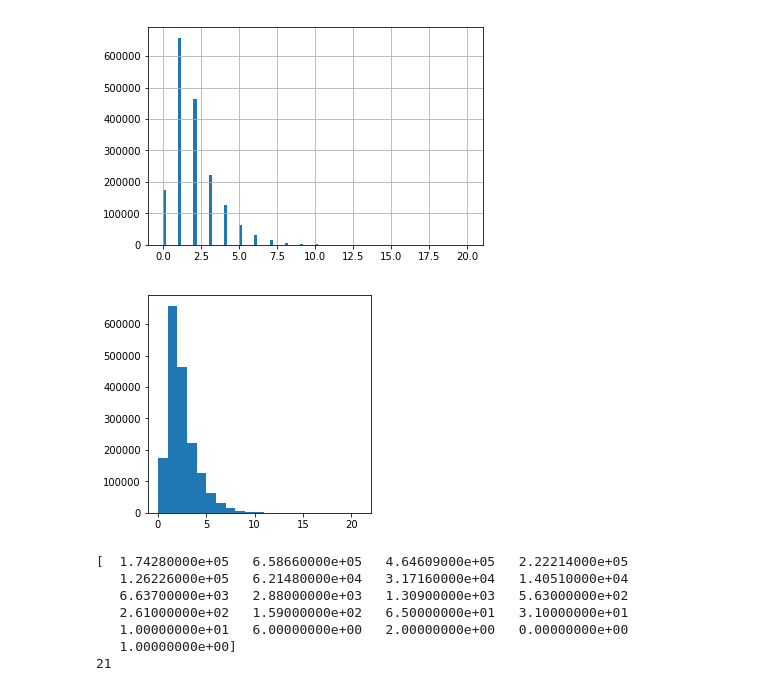
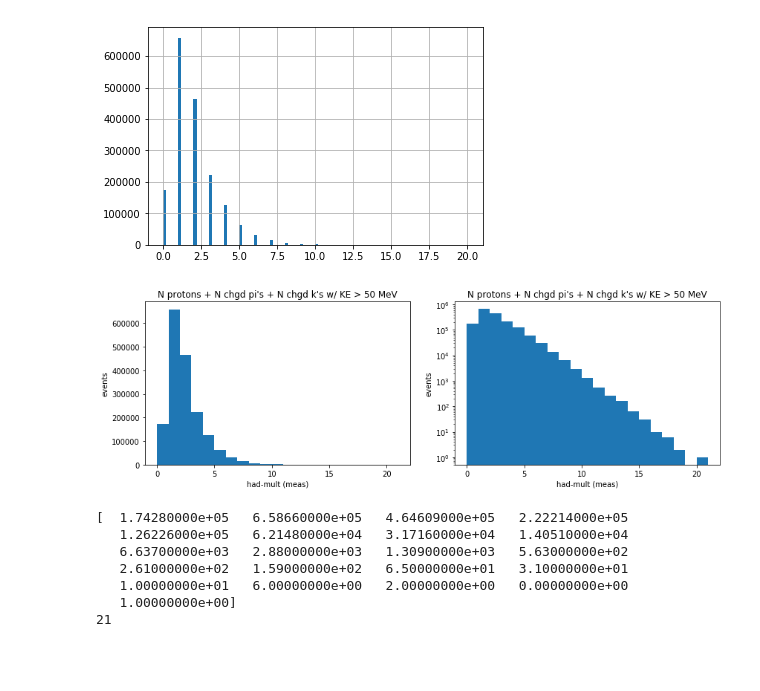
Before and after one commit to gnperdue/JupyterNotebooks, a Jupyter notebook: ANNMINERvA/visualize_had_mult.ipynb, the cells around one changed output. Drawn from its saved outputs; the diff is of its cells as text; code cells hidden in the pictures; blank space fills up the shorter version.

```diff
--- a/ANNMINERvA/visualize_had_mult.ipynb
+++ b/ANNMINERvA/visualize_had_mult.ipynb
@@ -64,12 +64,28 @@ df['n-hadmultmeas'].hist(bins=100)
 # %% [output]
 <matplotlib.axes._subplots.AxesSubplot at 0x...>
 [figure]
-# %%
-fig = plt.figure(figsize=(4, 4))
-n, bins, patches = plt.hist(f['hadro_data']['n_hadmultmeas'][:,0], bins=np.arange(max_h + 2))
-#fig.savefig('n-hadmultmeas_20160503.pdf')
-# %% [output]
-[figure, removed]
+# %%
+fig = plt.figure(figsize=(12,4))
+gs = plt.GridSpec(1, 2)
+
+ax = plt.subplot(gs[0])
+n, bins, patches = plt.hist(f['hadro_data']['n_hadmultmeas'][:,0], bins=np.arange(max_h + 2))
+plt.title("N protons + N chgd pi's + N chgd k's w/ KE > 50 MeV")
+plt.ylabel('events')
+plt.xlabel('had-mult (meas)')
+
+ax = plt.subplot(gs[1])
+n, bins, patches = plt.hist(f['hadro_data']['n_hadmultmeas'][:,0], bins=np.arange(max_h + 2))
+plt.title("N protons + N chgd pi's + N chgd k's w/ KE > 50 MeV")
+plt.ylabel('events')
+plt.xlabel('had-mult (meas)')
+ax.set_yscale("log", nonposy='clip')
+
+plt.tight_layout()
+
+fig.savefig('n_hadmultmeas_me1AmcNX.pdf', bbox_inches='tight')
+# %% [output]
+[figure, added]
 # %%
 print(n)
 print(len(n))
```
Also changed, not shown: 4 other files.
